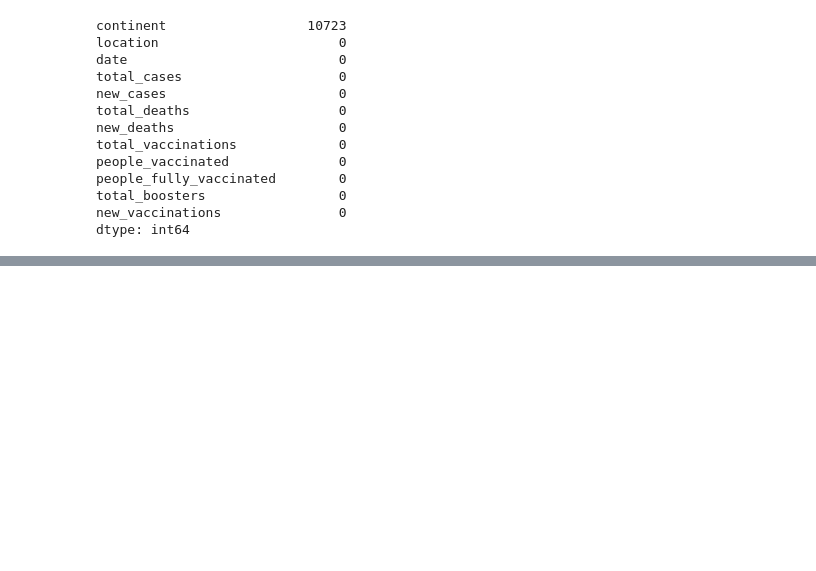
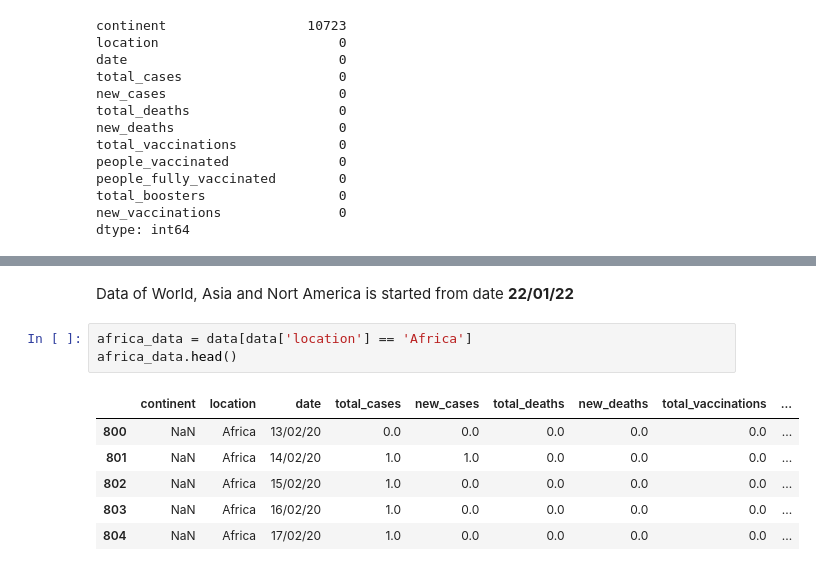
Before and after one commit to SirajAtFiverr/DataScience, a Jupyter notebook: practise.ipynb, the cells around one changed output, grey strips where cells are left out. Cells and saved outputs as stored; diff of their text form; blank space fills up the shorter version.

```diff
--- a/practise.ipynb
+++ b/practise.ipynb
@@ -129,0 +221,12 @@ dtype: int64
+# %% [markdown]
+Data of World, Asia and Nort America is started from date **22/01/22**
+# %%
+africa_data = data[data['location'] == 'Africa']
+africa_data.head()
+# %% [output]
+|  | continent | location | date | total_cases | new_cases | total_deaths | new_deaths | total_vaccinations | ... |
+| 800 | NaN | Africa | 13/02/20 | 0.0 | 0.0 | 0.0 | 0.0 | 0.0 | ... |
+| 801 | NaN | Africa | 14/02/20 | 1.0 | 1.0 | 0.0 | 0.0 | 0.0 | ... |
+| 802 | NaN | Africa | 15/02/20 | 1.0 | 0.0 | 0.0 | 0.0 | 0.0 | ... |
+| 803 | NaN | Africa | 16/02/20 | 1.0 | 0.0 | 0.0 | 0.0 | 0.0 | ... |
+| 804 | NaN | Africa | 17/02/20 | 1.0 | 0.0 | 0.0 | 0.0 | 0.0 | ... |
```
Also changed, not shown: parts of 25 cells of this notebook, 1 other file.
